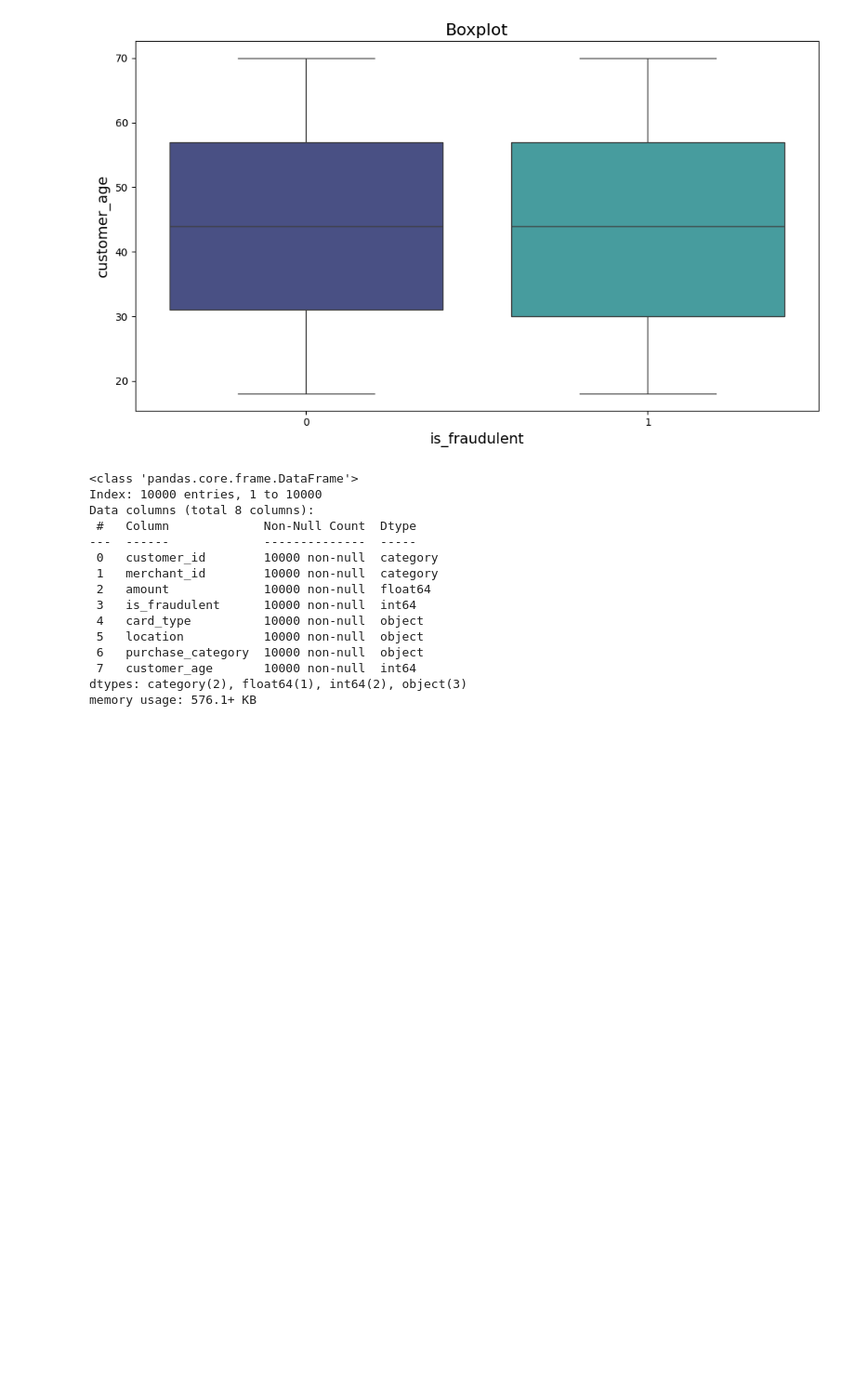
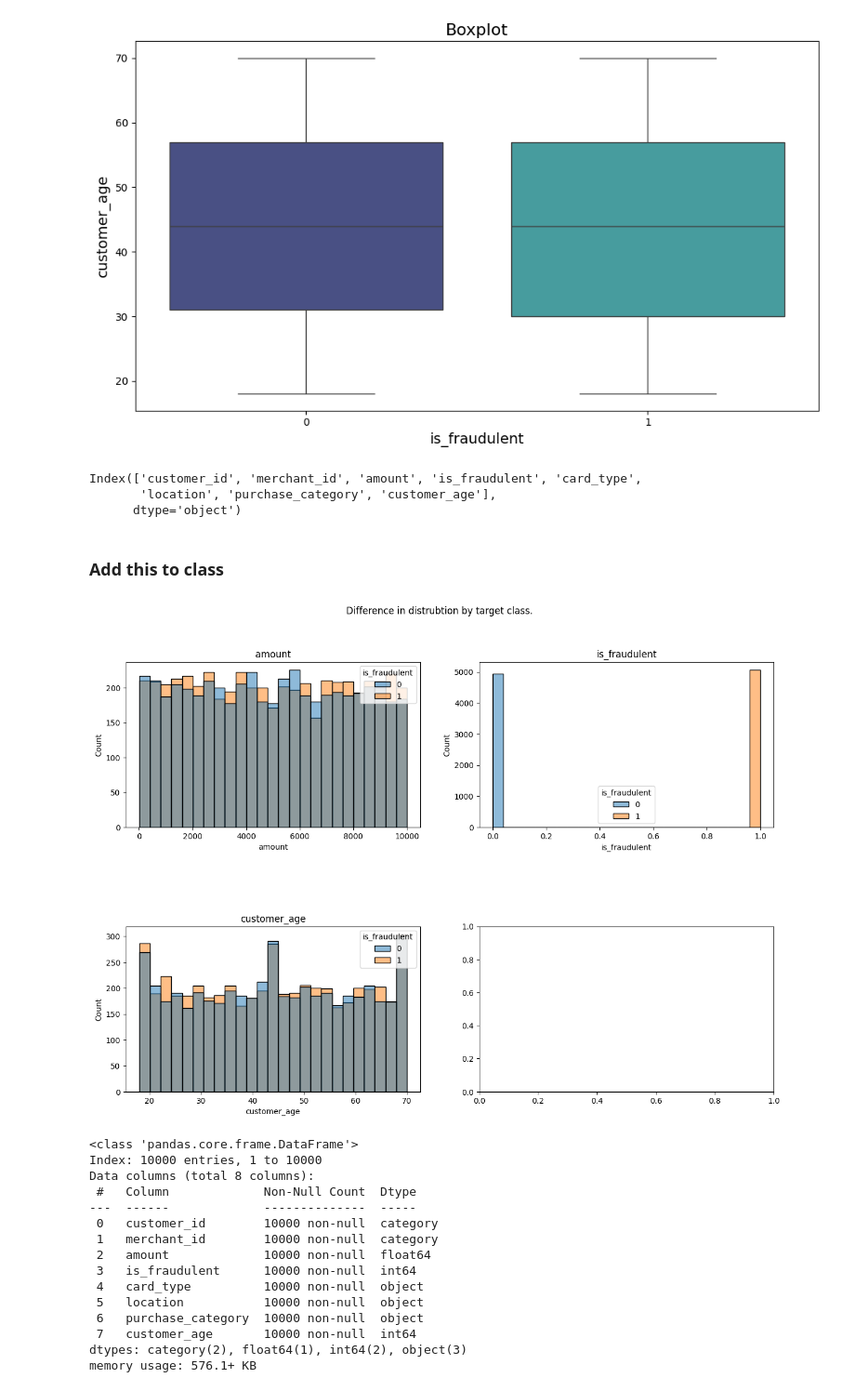
Before and after one commit to SupernovaIa/Project-ML-FraudulentTransactionDetection, a Jupyter notebook: notebook/01-EDA.ipynb, the cells around one changed output. Shown: that part at 93% size. Drawn from its saved outputs; the diff is of its cells as text; code cells hidden in the pictures; blank space fills up the shorter version.

```diff
--- a/notebook/01-EDA.ipynb
+++ b/notebook/01-EDA.ipynb
@@ -188,6 +188,36 @@ viz.grouped_boxplot('customer_age', 'purchase_category')
 viz.grouped_boxplot('customer_age', 'is_fraudulent')
 # %% [output]
 [figure]
+# %%
+df.columns
+# %% [output]
+Index(['customer_id', 'merchant_id', 'amount', 'is_fraudulent', 'card_type',
+       'location', 'purchase_category', 'customer_age'],
+      dtype='object')
+# %% [markdown]
+### Add this to class
+# %%
+numerical_columns = df.select_dtypes(np.number).columns.to_list()
+
+num_cols = 2
+num_rows = math.ceil(len(numerical_columns)/num_cols)
+
+fig, axes = plt.subplots(num_rows, num_cols, figsize=(15,10))
+axes = axes.flat
+
+fig.suptitle("Difference in distrubtion by target class.")
+for ax, feature in zip(axes, numerical_columns):
+    sns.histplot(data=df,
+                x=feature,
+                hue="is_fraudulent",
+                ax=ax,
+                bins=25)
+    ax.set_title(feature)
+
+plt.subplots_adjust(hspace=0.6)
+plt.show()
+# %% [output]
+[figure, added]
 # %%
 df.to_csv('../data/output/financial_data.csv')
 # %%
```
Also changed, not shown: 2 other files.
